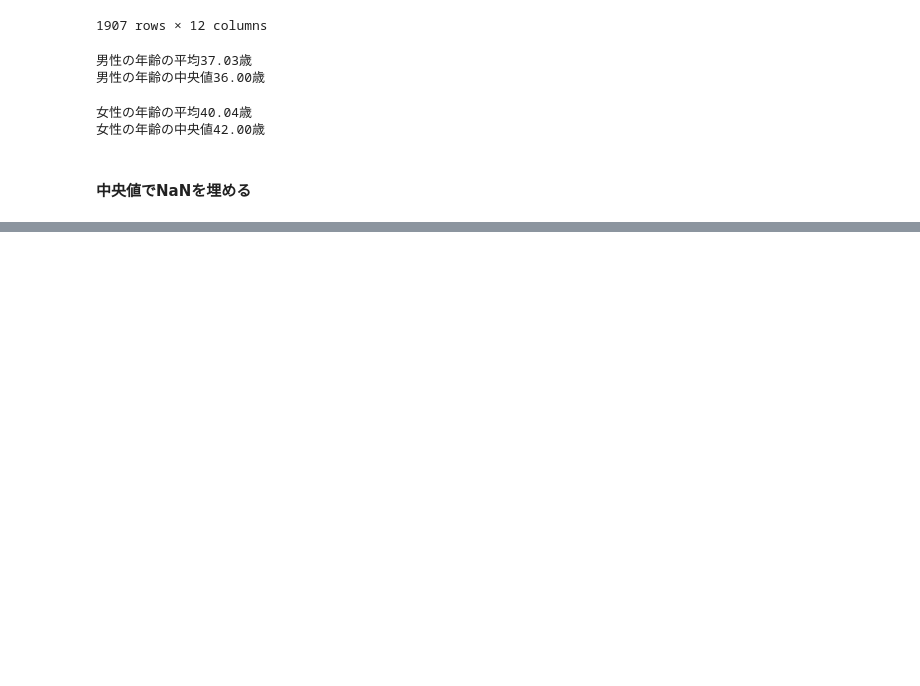
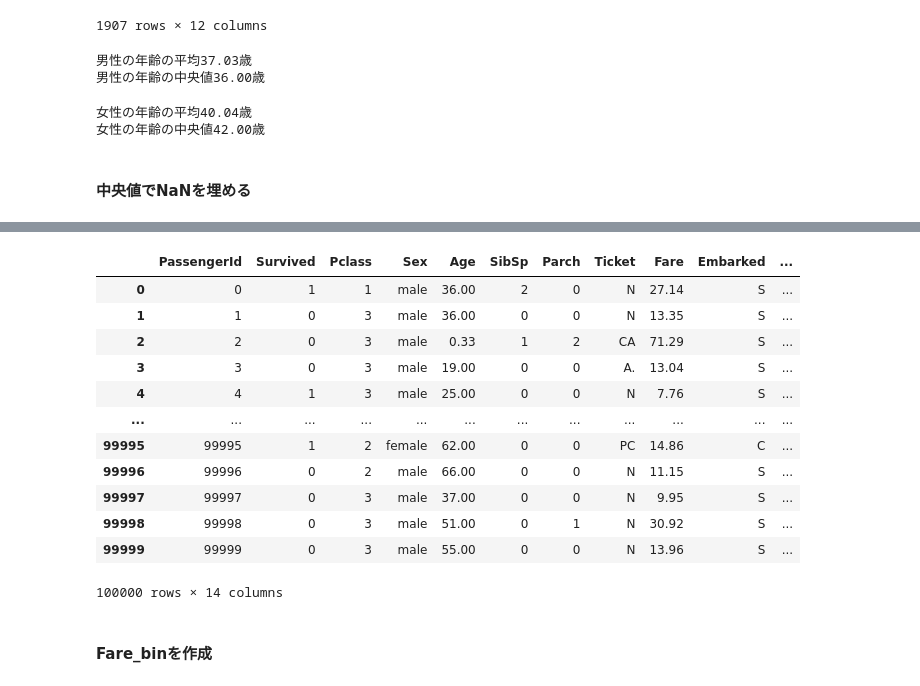
Before and after one commit to gonzou122/Tabular-Playground-Series---April-2021, a Jupyter notebook: code/EDA.ipynb, the cells around one changed output, grey strips where cells are left out. Cells and saved outputs as stored; diff of their text form; code cells hidden in the pictures; blank space fills up the shorter version.

```diff
--- a/code/EDA.ipynb
+++ b/code/EDA.ipynb
@@ -684,0 +842,22 @@ df_train
+# %%
+df_train["last_name"] = df_train["Name"].apply(lambda x: x.split(",")[0])
+# %%
+df_train = df_train.drop("Name",axis = 1)
+# %%
+df_train
+# %% [output]
+|  | PassengerId | Survived | Pclass | Sex | Age | SibSp | Parch | Ticket | Fare | Embarked | ... |
+| 0 | 0 | 1 | 1 | male | 36.00 | 2 | 0 | N | 27.14 | S | ... |
+| 1 | 1 | 0 | 3 | male | 36.00 | 0 | 0 | N | 13.35 | S | ... |
+| 2 | 2 | 0 | 3 | male | 0.33 | 1 | 2 | CA | 71.29 | S | ... |
+| 3 | 3 | 0 | 3 | male | 19.00 | 0 | 0 | A. | 13.04 | S | ... |
+| 4 | 4 | 1 | 3 | male | 25.00 | 0 | 0 | N | 7.76 | S | ... |
+| ... | ... | ... | ... | ... | ... | ... | ... | ... | ... | ... | ... |
+| 99995 | 99995 | 1 | 2 | female | 62.00 | 0 | 0 | PC | 14.86 | C | ... |
+| 99996 | 99996 | 0 | 2 | male | 66.00 | 0 | 0 | N | 11.15 | S | ... |
+| 99997 | 99997 | 0 | 3 | male | 37.00 | 0 | 0 | N | 9.95 | S | ... |
+| 99998 | 99998 | 0 | 3 | male | 51.00 | 0 | 1 | N | 30.92 | S | ... |
+| 99999 | 99999 | 0 | 3 | male | 55.00 | 0 | 0 | N | 13.96 | S | ... |
+100000 rows × 14 columns
+# %% [markdown]
+#### Fare_binを作成
```
Also changed, not shown: parts of 37 cells of this notebook.
